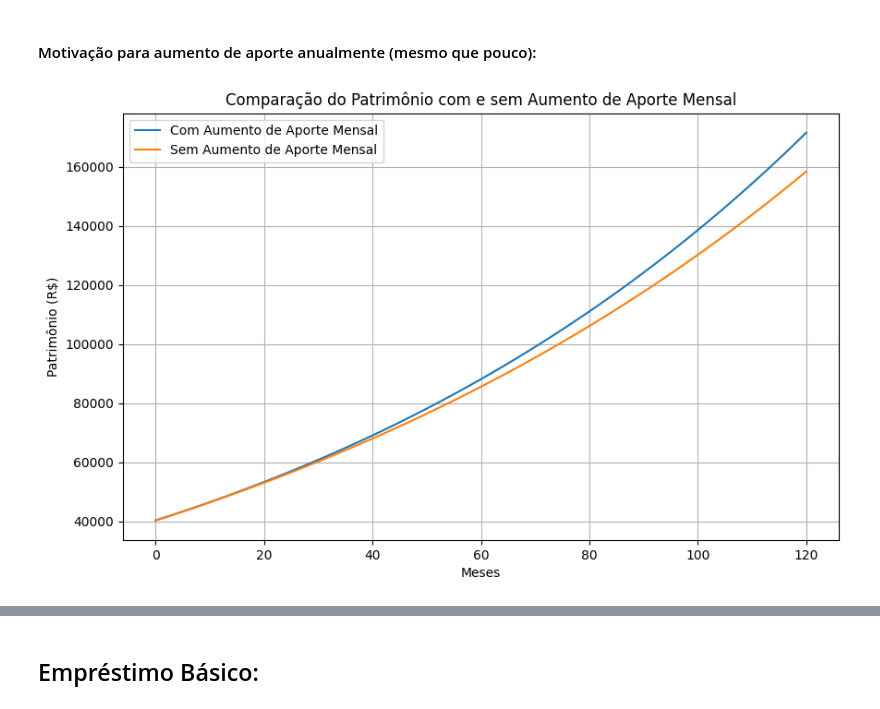
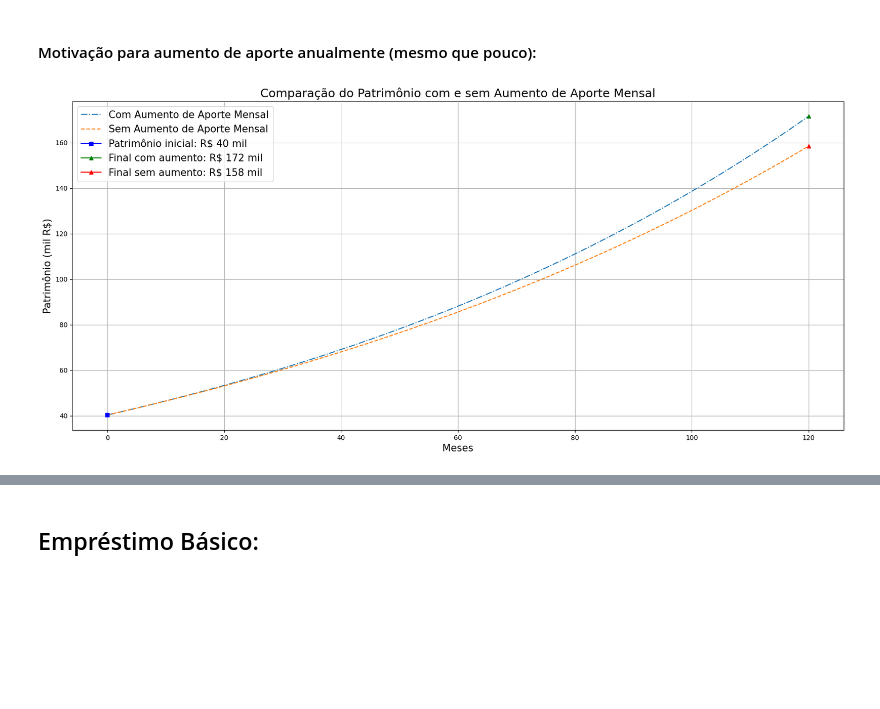
Before and after one commit to d-domeniconi/debt_simulator, a Jupyter notebook: notebooks/debt_simulator.ipynb, the cells around one changed output, grey strips where cells are left out. Saved outputs shown, nothing was run; the diff lists cells and outputs as text; code cells hidden in the pictures; blank space fills up the shorter version.

```diff
--- a/notebooks/debt_simulator.ipynb
+++ b/notebooks/debt_simulator.ipynb
@@ -126,13 +126,13 @@ vis.plotar_patrimonio_por_tempo(P0_exemplo,
 #### Motivação para aumento de aporte anualmente (mesmo que pouco):
 # %%
 # plotar comparação com e sem aumento de aporte mensal
-vis.plotar_comparacao(P0_exemplo,
+vis.plot_vantagem_aumento(P0_exemplo,
                       Am_exemplo,
                       rm_exemplo,
                       mm_exemplo,
                       Th_exemplo)
 # %% [output]
-[figure, old version]
+[figure, new version]
 # %%
 print(f"Patrimônio final com aumento: {eq.patrimonio_puro(P0_exemplo,
                                                           Am_exemplo,
```
Also changed, not shown: parts of 24 cells of this notebook, 3 other files.
